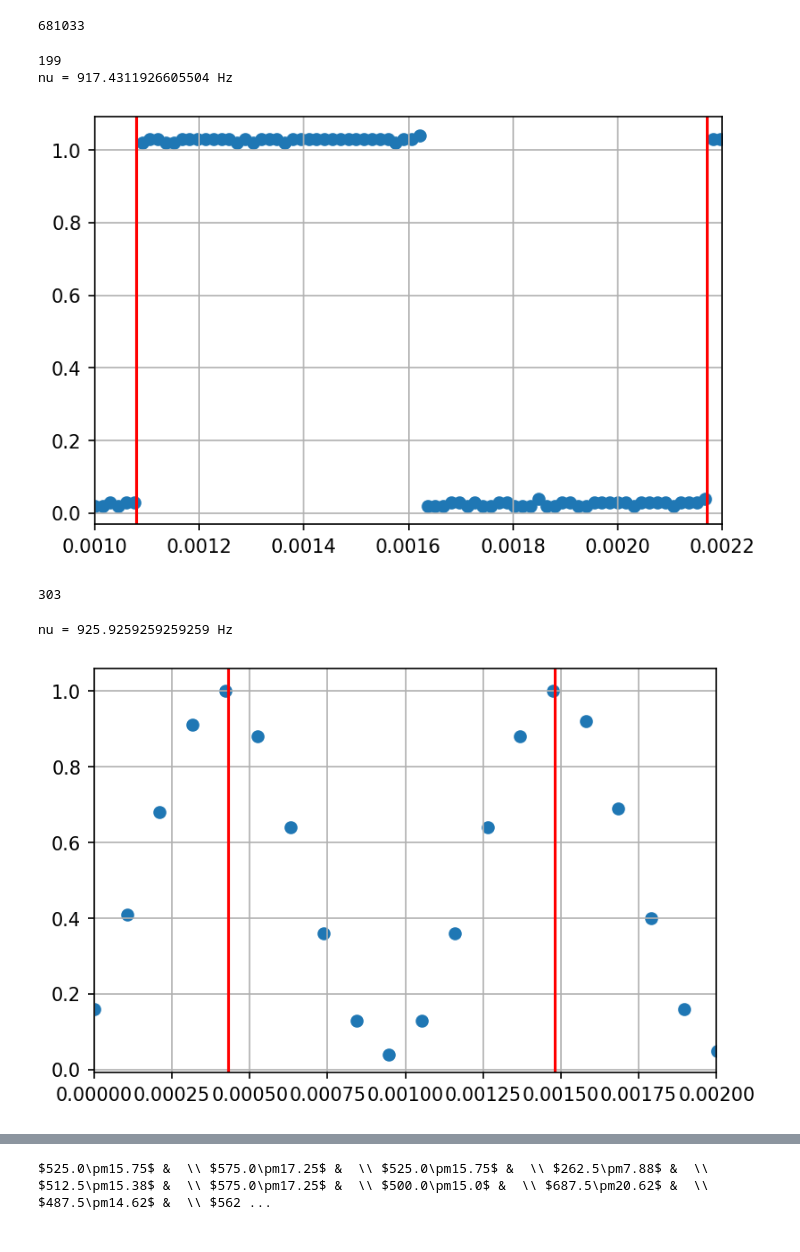
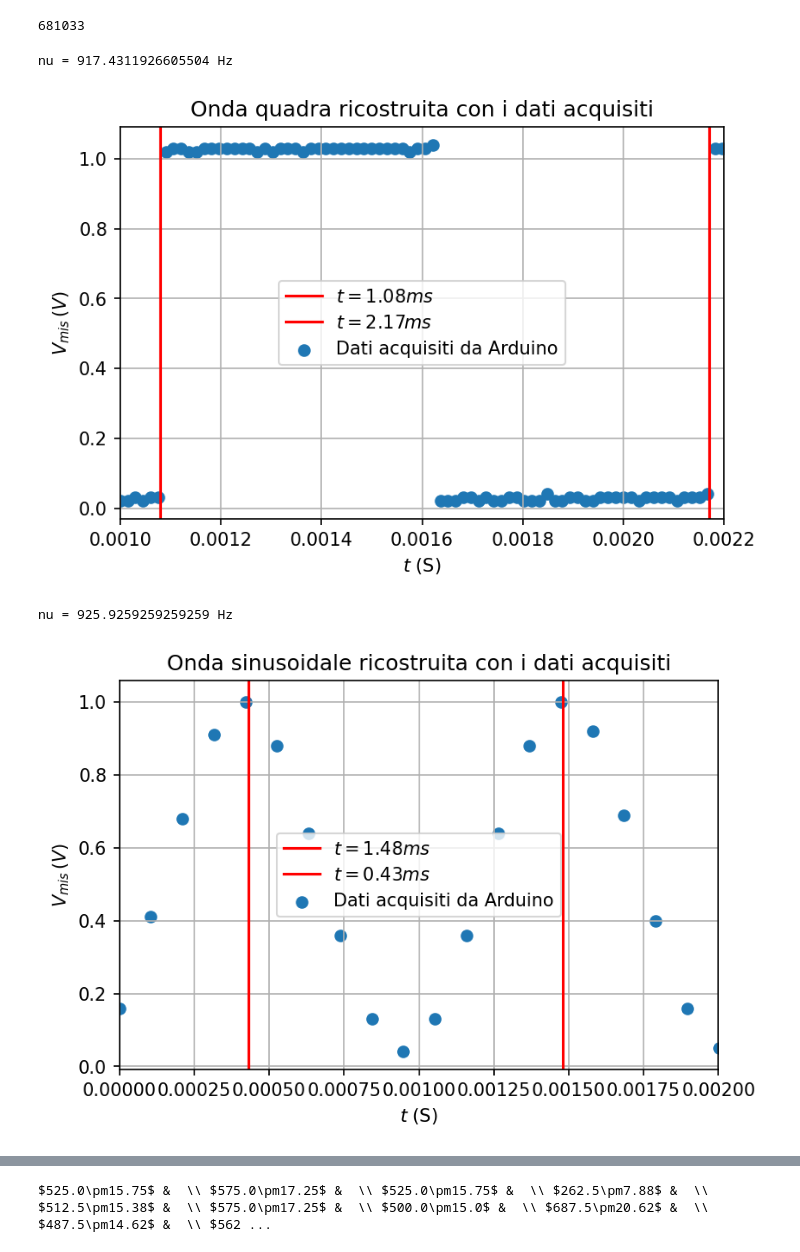
Before and after one commit to 1892051/LabSS, a Jupyter notebook: LabSS/esperienza_8/book.ipynb, the cells around one changed output, grey strips where cells are left out. Drawn from its saved outputs; the diff is of its cells as text; code cells hidden in the pictures.

```diff
--- a/LabSS/esperienza_8/book.ipynb
+++ b/LabSS/esperienza_8/book.ipynb
@@ -68,30 +66,31 @@ len(t_1)
 681033
 # %%
 t_2=np.arange(0,3030, 3030/len(df_2["V"]))*10**-6
-print(len(df_2["V"][1:]))
-plt.scatter(t_2, df_2["V"])
+plt.scatter(t_2, df_2["V"], label="Dati acquisiti da Arduino")
 plt.xlim(0.001, 0.0022)
-plt.axvline(0.00108, c="r")
-plt.axvline(0.00217, c="r")
+plt.axvline(0.00108, c="r", label="$t=1.08ms$")
+plt.axvline(0.00217, c="r", label="$t=2.17ms$")
 plt.grid()
-
+plt.xlabel("$t$ (S)")
+plt.ylabel("$V_{mis}\, (V)$")
+plt.legend()
+plt.title("Onda quadra ricostruita con i dati acquisiti")
 print("nu = {} Hz".format( 1/(0.00217-0.00108) ))
 # %% [output]
-199
 nu = 917.4311926605504 Hz
-[figure, old version]
+[figure, new version]
-# %%
-len(t_2)
-# %% [output]
-303
 # %%
 t_3=np.arange(0,21063, 21063/len(df_3["V"]))*10**-6
-plt.scatter(t_3, df_3["V"])
+plt.scatter(t_3, df_3["V"], label="Dati acquisiti da Arduino")
 plt.xlim(0.00, 0.002)
-plt.axvline(0.00148, c="r")
-plt.axvline(0.00043, c="r")
+plt.axvline(0.00148, c="r", label="$t=1.48ms$")
+plt.axvline(0.00043, c="r", label="$t=0.43ms$")
 plt.grid()
+plt.xlabel("$t$ (S)")
+plt.ylabel("$V_{mis}\, (V)$")
+plt.legend()
+plt.title("Onda sinusoidale ricostruita con i dati acquisiti")
 print("nu = {} Hz".format( 1/(0.00148-0.0004) ))
 # %% [output]
 nu = 925.9259259259259 Hz
-[figure, old version]
+[figure, new version]
```
Also changed, not shown: parts of 7 cells of this notebook.
